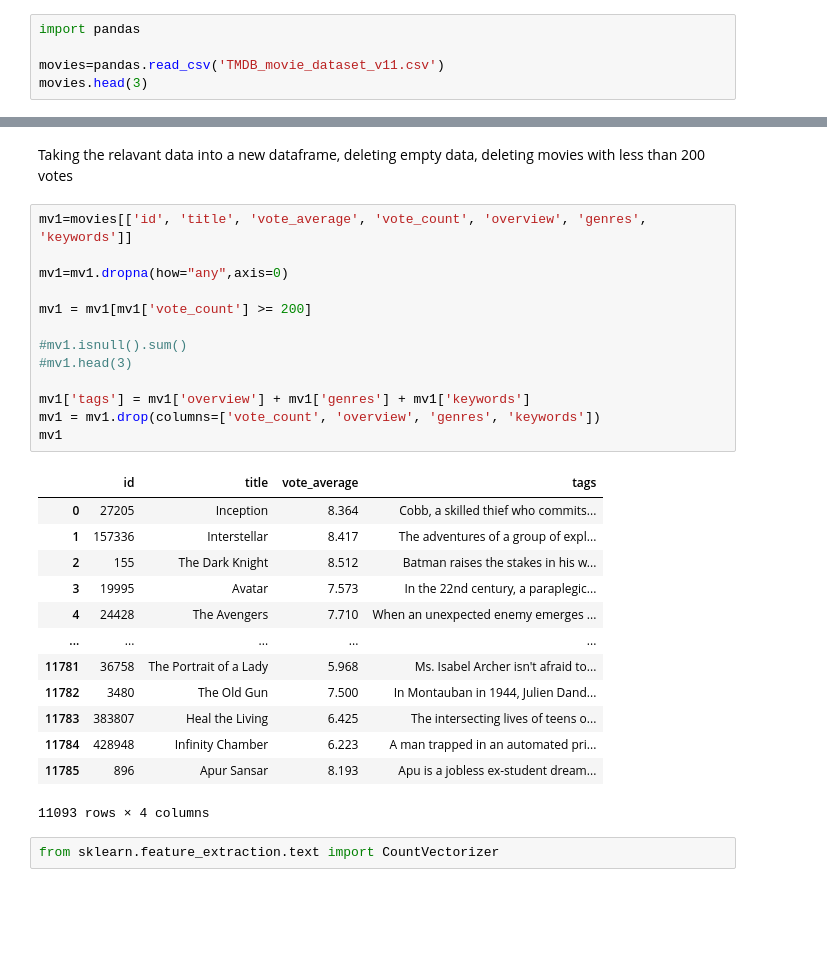
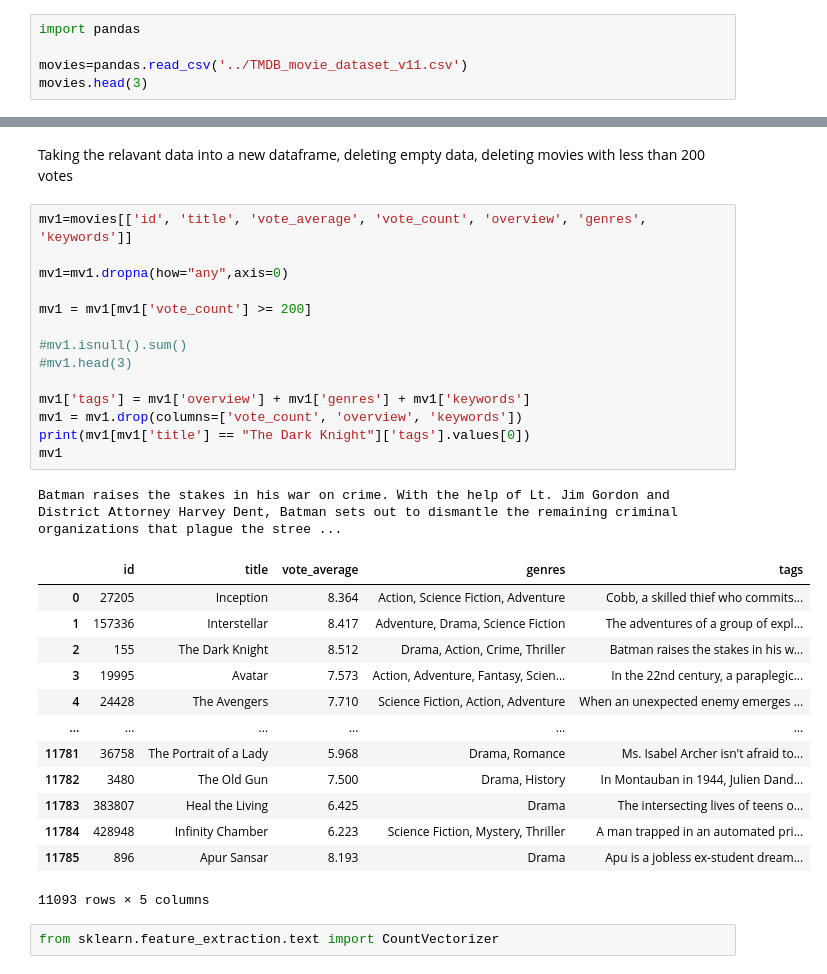
Before and after one commit to dcavilash/movie_rec_webapp, a Jupyter notebook: analysis.ipynb, the cells around one changed output, grey strips where cells are left out. Drawn from its saved outputs; the diff is of its cells as text; blank space fills up the shorter version.

```diff
--- a/analysis.ipynb
+++ b/analysis.ipynb
@@ -3,7 +3,7 @@ Analysing the movie dataset from TMDB (Downloaded on August 2024)
 # %%
 import pandas
 
-movies=pandas.read_csv('TMDB_movie_dataset_v11.csv')
+movies=pandas.read_csv('../TMDB_movie_dataset_v11.csv')
 movies.head(3)
 # %% [output]
 |  | id | title | vote_average | vote_count | status | release_date | revenue | runtime | adult | ... |
@@ -78,30 +78,32 @@ Taking the relavant data into a new dataframe, deleting empty data, deleting mov
 # %%
 mv1=movies[['id', 'title', 'vote_average', 'vote_count', 'overview', 'genres', 'keywords']]
 
 mv1=mv1.dropna(how="any",axis=0)
 
 mv1 = mv1[mv1['vote_count'] >= 200]
 
 #mv1.isnull().sum()
 #mv1.head(3)
 
 mv1['tags'] = mv1['overview'] + mv1['genres'] + mv1['keywords']
-mv1 = mv1.drop(columns=['vote_count', 'overview', 'genres', 'keywords'])
+mv1 = mv1.drop(columns=['vote_count', 'overview', 'keywords'])
+print(mv1[mv1['title'] == "The Dark Knight"]['tags'].values[0])
 mv1
 # %% [output]
+Batman raises the stakes in his war on crime. With the help of Lt. Jim Gordon and District Attorney Harvey Dent, Batman sets out to dismantle the remaining criminal organizations that plague the stree ...
-|  | id | title | vote_average | tags |
-| 0 | 27205 | Inception | 8.364 | Cobb, a skilled thief who commits... |
-| 1 | 157336 | Interstellar | 8.417 | The adventures of a group of expl... |
-| 2 | 155 | The Dark Knight | 8.512 | Batman raises the stakes in his w... |
-| 3 | 19995 | Avatar | 7.573 | In the 22nd century, a paraplegic... |
-| 4 | 24428 | The Avengers | 7.710 | When an unexpected enemy emerges ... |
-| ... | ... | ... | ... | ... |
-| 11781 | 36758 | The Portrait of a Lady | 5.968 | Ms. Isabel Archer isn't afraid to... |
-| 11782 | 3480 | The Old Gun | 7.500 | In Montauban in 1944, Julien Dand... |
-| 11783 | 383807 | Heal the Living | 6.425 | The intersecting lives of teens o... |
-| 11784 | 428948 | Infinity Chamber | 6.223 | A man trapped in an automated pri... |
-| 11785 | 896 | Apur Sansar | 8.193 | Apu is a jobless ex-student dream... |
+|  | id | title | vote_average | genres | tags |
+| 0 | 27205 | Inception | 8.364 | Action, Science Fiction, Adventure | Cobb, a skilled thief who commits... |
+| 1 | 157336 | Interstellar | 8.417 | Adventure, Drama, Science Fiction | The adventures of a group of expl... |
+| 2 | 155 | The Dark Knight | 8.512 | Drama, Action, Crime, Thriller | Batman raises the stakes in his w... |
+| 3 | 19995 | Avatar | 7.573 | Action, Adventure, Fantasy, Scien... | In the 22nd century, a paraplegic... |
+| 4 | 24428 | The Avengers | 7.710 | Science Fiction, Action, Adventure | When an unexpected enemy emerges ... |
+| ... | ... | ... | ... | ... | ... |
+| 11781 | 36758 | The Portrait of a Lady | 5.968 | Drama, Romance | Ms. Isabel Archer isn't afraid to... |
+| 11782 | 3480 | The Old Gun | 7.500 | Drama, History | In Montauban in 1944, Julien Dand... |
+| 11783 | 383807 | Heal the Living | 6.425 | Drama | The intersecting lives of teens o... |
+| 11784 | 428948 | Infinity Chamber | 6.223 | Science Fiction, Mystery, Thriller | A man trapped in an automated pri... |
+| 11785 | 896 | Apur Sansar | 8.193 | Drama | Apu is a jobless ex-student dream... |
-11093 rows × 4 columns
+11093 rows × 5 columns
 # %%
 from sklearn.feature_extraction.text import CountVectorizer
 # %%
```
Also changed, not shown: parts of 1 cell of this notebook.
